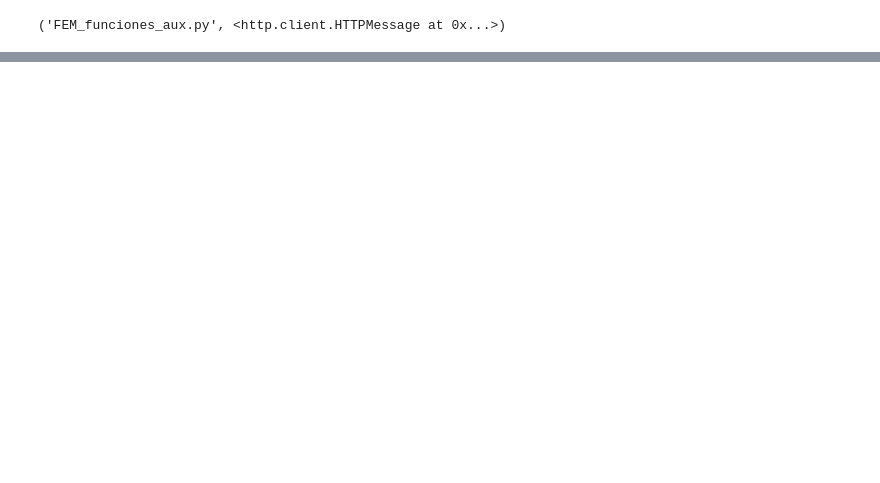
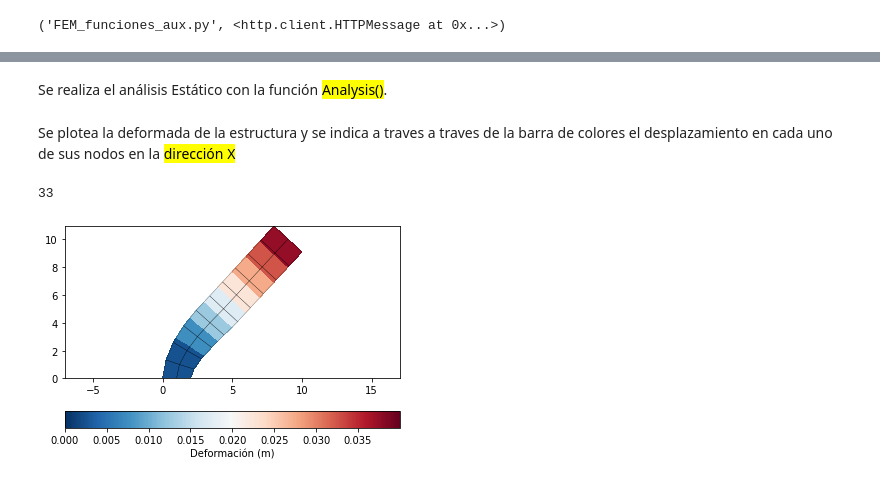
Before and after one commit to Julian-Palacios/pmef, a Jupyter notebook: 01_Viga_Quad4.ipynb, the cells around one changed output, grey strips where cells are left out. Drawn from its saved outputs; the diff is of its cells as text; code cells hidden in the pictures; blank space fills up the shorter version.

```diff
--- a/01_Viga_Quad4.ipynb
+++ b/01_Viga_Quad4.ipynb
@@ -72,0 +70,2 @@ Desplazamiento en (B,H)= 0.0007196652141949278
+# %% [markdown]
+<p>Se realiza el análisis Estático con la función <mark>Analysis()</mark>.
@@ -72,0 +74,7 @@ Desplazamiento en (B,H)= 0.0007196652141949278
+# %% [markdown]
+<p>Se plotea la deformada de la estructura y se indica a traves a traves de la barra de colores el desplazamiento en cada uno de sus nodos en la <mark>dirección X</mark> </p>
+# %%
+plot_model_deformada('x', 200)
+# %% [output]
+33
+[figure, added]
```
Also changed, not shown: parts of 21 cells of this notebook.
